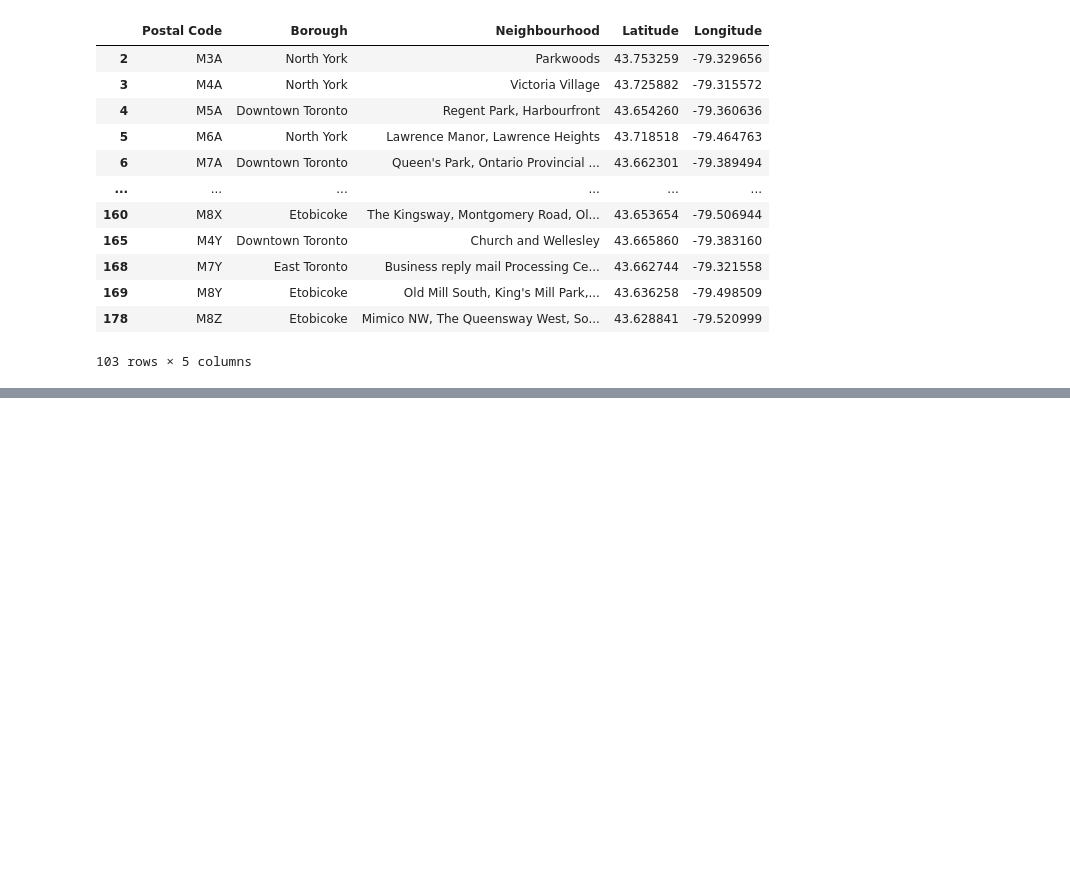
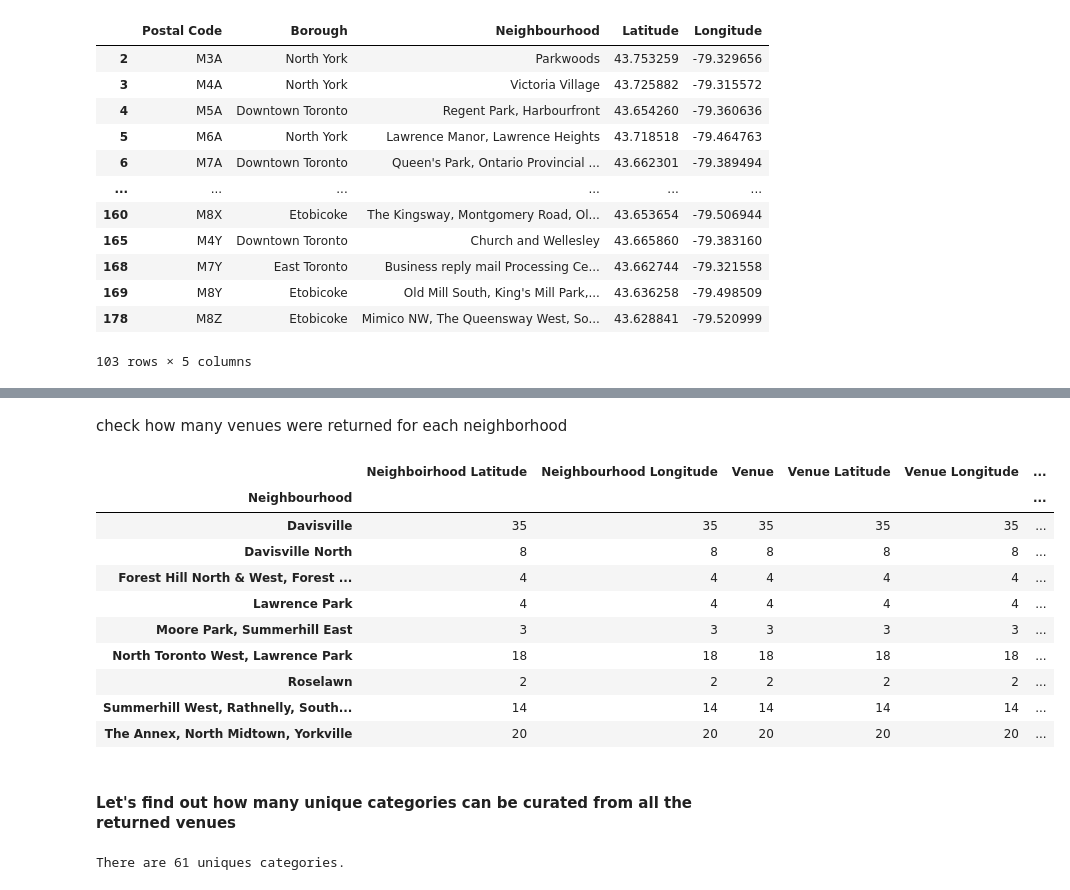
Before and after one commit to kylerkb/Cousera_Capstone, a Jupyter notebook: Week 3 Assignment of Capstone Project.ipynb, the cells around one changed output, grey strips where cells are left out. Drawn from its saved outputs; the diff is of its cells as text; code cells hidden in the pictures; blank space fills up the shorter version.

```diff
--- a/Week 3 Assignment of Capstone Project.ipynb
+++ b/Week 3 Assignment of Capstone Project.ipynb
@@ -149,0 +346,12 @@ toronto_fixed
+# %%
+# function that extracts the category of the venue
+def get_category_type(row):
+    try:
+        categories_list = row['categories']
+    except:
+        categories_list = row['venue.categories']
+
+    if len(categories_list) == 0:
+        return None
+    else:
+        return categories_list[0]['name']
@@ -149,0 +455,22 @@ toronto_fixed
+# %% [markdown]
+check how many venues were returned for each neighborhood
+# %%
+central_toronto_venues.groupby('Neighbourhood').count()
+# %% [output]
+|  | Neighboirhood Latitude | Neighbourhood Longitude | Venue | Venue Latitude | Venue Longitude | ... |
+| Neighbourhood |  |  |  |  |  | ... |
+| Davisville | 35 | 35 | 35 | 35 | 35 | ... |
+| Davisville North | 8 | 8 | 8 | 8 | 8 | ... |
+| Forest Hill North & West, Forest ... | 4 | 4 | 4 | 4 | 4 | ... |
+| Lawrence Park | 4 | 4 | 4 | 4 | 4 | ... |
+| Moore Park, Summerhill East | 3 | 3 | 3 | 3 | 3 | ... |
+| North Toronto West, Lawrence Park | 18 | 18 | 18 | 18 | 18 | ... |
+| Roselawn | 2 | 2 | 2 | 2 | 2 | ... |
+| Summerhill West, Rathnelly, South... | 14 | 14 | 14 | 14 | 14 | ... |
+| The Annex, North Midtown, Yorkville | 20 | 20 | 20 | 20 | 20 | ... |
+# %% [markdown]
+#### Let's find out how many unique categories can be curated from all the returned venues
+# %%
+print('There are {} uniques categories.'.format(len(central_toronto_venues['Venue Category'].unique())))
+# %% [output]
+There are 61 uniques categories.
```
Also changed, not shown: parts of 47 cells of this notebook.
